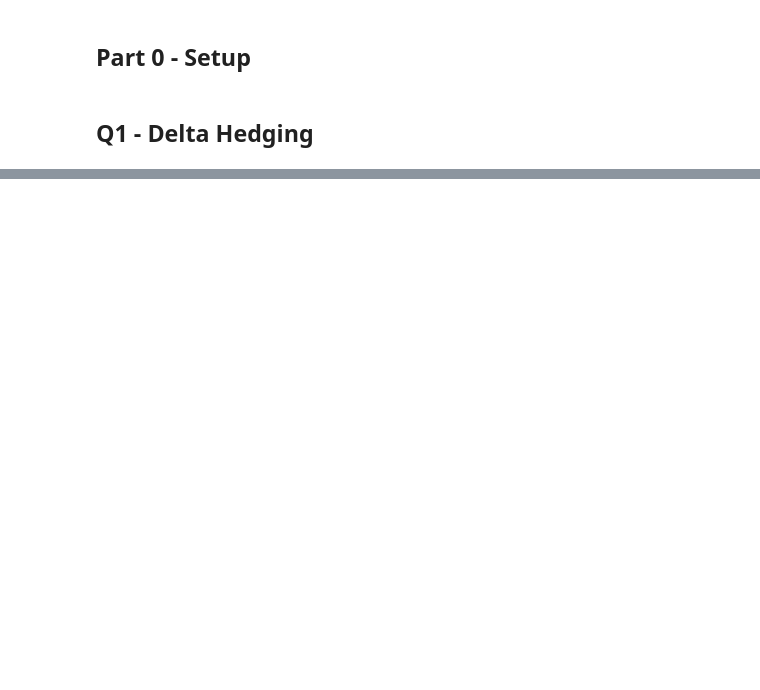
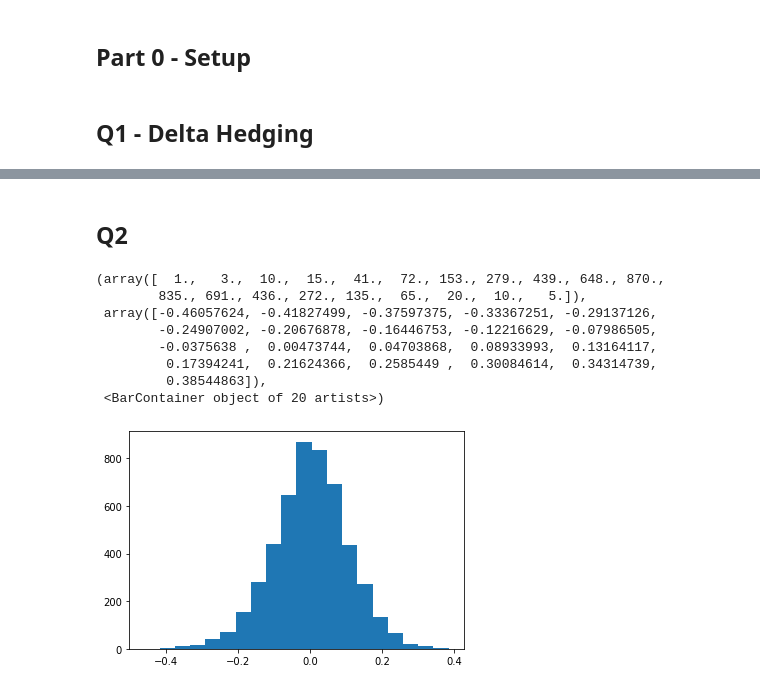
Before and after one commit to Jamjam1729/Masters_Coursework, a Jupyter notebook: FM06 Coursework.ipynb, the cells around one changed output, grey strips where cells are left out. Drawn from its saved outputs; the diff is of its cells as text; code cells hidden in the pictures; blank space fills up the shorter version.

```diff
--- a/FM06 Coursework.ipynb
+++ b/FM06 Coursework.ipynb
@@ -90,3 +226,6 @@ assert_almost_equal(black_scholes_gamma(100,0.99, 95, 1, 0.01, 0.2), 0.00716, de
+# %% [markdown]
+## Q2
 # %%
+Dummy = Hedger(S0, K, T, r, mu, n_sims, n_steps, simulation_end_time = T/2)
 
-def simulate_delta_varying_vol(S0, K, T, r, mu, n_sims, n_steps):
+e, p = Dummy.simulate_delta_varying_vol()
@@ -97,0 +232,12 @@ assert_almost_equal(price_test, black_scholes_call_price(S0, 0, K, 0.3, r, sigma
+# %%
+plt.hist(e, bins = 20)
+# %% [output]
+(array([  1.,   3.,  10.,  15.,  41.,  72., 153., 279., 439., 648., 870.,
+        835., 691., 436., 272., 135.,  65.,  20.,  10.,   5.]),
+ array([-0.46057624, -0.41827499, -0.37597375, -0.33367251, -0.29137126,
+        -0.24907002, -0.20676878, -0.16446753, -0.12216629, -0.07986505,
+        -0.0375638 ,  0.00473744,  0.04703868,  0.08933993,  0.13164117,
+         0.17394241,  0.21624366,  0.2585449 ,  0.30084614,  0.34314739,
+         0.38544863]),
+ <BarContainer object of 20 artists>)
+[figure, added]
```
Also changed, not shown: parts of 15 cells of this notebook.
